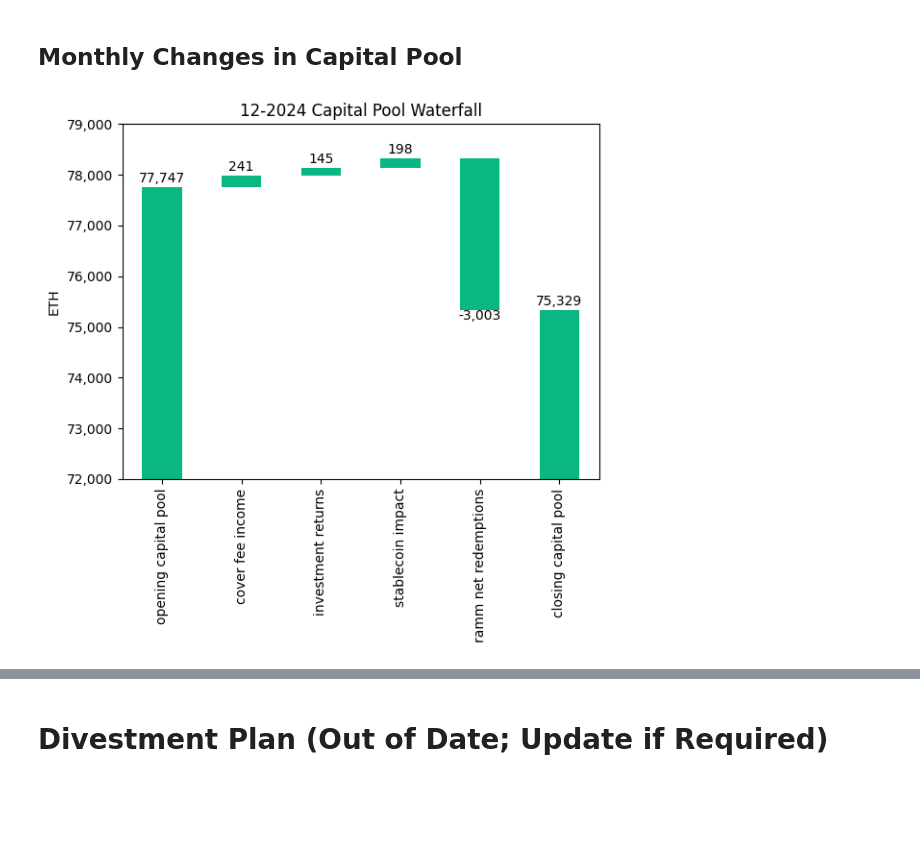
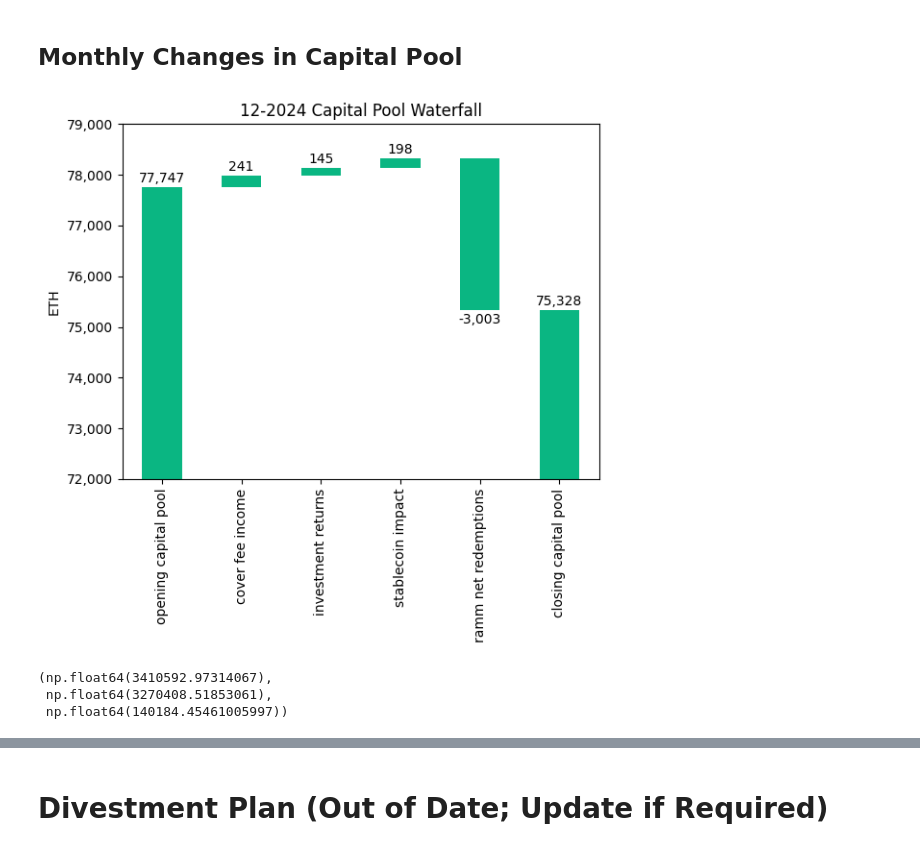
Before and after one commit to tomfutago/NMInvestmentMonitoring, a Jupyter notebook: InvestmentMonitoring-202412.ipynb, the cells around one changed output, grey strips where cells are left out. Saved outputs shown, nothing was run; the diff lists cells and outputs as text; code cells hidden in the pictures; blank space fills up the shorter version.

```diff
--- a/InvestmentMonitoring-202412.ipynb
+++ b/InvestmentMonitoring-202412.ipynb
@@ -335,10 +334,12 @@ df_ramm['block_date'] = pd.to_datetime(df_ramm['block_date']).dt.tz_localize(Non
 # convert columns to numeric (errors='coerce' will replace non-convertible values with NaN)
 df_ramm['cummulative_eth_in'] = pd.to_numeric(df_ramm['cummulative_eth_in'], errors='coerce')
 df_ramm['cummulative_eth_out'] = pd.to_numeric(df_ramm['cummulative_eth_out'], errors='coerce')
+df_ramm['cummulative_nxm_in'] = pd.to_numeric(df_ramm['cummulative_nxm_in'], errors='coerce')
+df_ramm['cummulative_nxm_out'] = pd.to_numeric(df_ramm['cummulative_nxm_out'], errors='coerce')
 
 # determine net ramm flows 30 days before and on the valuation date by subtracting redemptions from mints
 # ensure no NaN values in the relevant rows for the calculation
-if not df_ramm.loc[df_ramm['block_date'] == eom_before_valn_date][['cummulative_eth_in', 'cummulative_eth_out']].isna().any().any():
+if not df_ramm.loc[df_ramm['block_date'] == eom_before_valn_date][['cummulative_eth_in', 'cummulative_eth_out', 'cummulative_nxm_in', 'cummulative_nxm_out']].isna().any().any():
     ramm_flows_monthly_opening = (
         df_ramm.loc[df_ramm['block_date'] == eom_before_valn_date]['cummulative_eth_in'].values[0] -
         df_ramm.loc[df_ramm['block_date'] == eom_before_valn_date]['cummulative_eth_out'].values[0]
@@ -347,10 +348,19 @@ if not df_ramm.loc[df_ramm['block_date'] == eom_before_valn_date][['cummulative_
         df_ramm.loc[df_ramm['block_date'] == valn_date]['cummulative_eth_in'].values[0] -
         df_ramm.loc[df_ramm['block_date'] == valn_date]['cummulative_eth_out'].values[0]
     )
+    ramm_flows_monthly_nxm_opening = (
+        df_ramm.loc[df_ramm['block_date'] == eom_before_valn_date]['cummulative_nxm_in'].values[0] -
+        df_ramm.loc[df_ramm['block_date'] == eom_before_valn_date]['cummulative_nxm_out'].values[0]
+    )
+    ramm_flows_monthly_nxm_closing = (
+        df_ramm.loc[df_ramm['block_date'] == valn_date]['cummulative_nxm_in'].values[0] -
+        df_ramm.loc[df_ramm['block_date'] == valn_date]['cummulative_nxm_out'].values[0]
+    )
 else:
-    print("Missing or invalid data in 'cummulative_eth_in' or 'cummulative_eth_out'")
+    print("Missing or invalid data in 'cummulative_eth_in' or 'cummulative_eth_out' /  'cummulative_nxm_in' or 'cummulative_nxm_out'")
 
 # determine net flows from ramm in 30 days before valuation date
 ramm_flow_monthly_change = ramm_flows_monthly_closing - ramm_flows_monthly_opening
-ramm_flow_monthly_change
+ramm_flow_monthly_nxm_change = ramm_flows_monthly_nxm_closing - ramm_flows_monthly_nxm_opening
+ramm_flow_monthly_change, ramm_flow_monthly_nxm_change
 # %% [output]
@@ -705,41 +717,55 @@ df_waterfall = pd.DataFrame(data=data, index=index)
 
 # create a shifted dataframe by one space and fill the empty space with zero
 df_shift = df_waterfall.amount.cumsum().shift(1).fillna(0)
 
 # add the 'closing' line to both dataframes
 total = df_waterfall.sum().amount
 df_waterfall.loc['closing capital pool'] = total
 df_shift.loc['closing capital pool'] = 0
 
 # define the Nexus Mutual green color
 color = '#0AB682'
 
 # create waterfall plot
-waterfall_plot = df_waterfall.plot.bar(stacked=True, bottom=df_shift,
-                                   legend=None, color=color, title=f'{valn_date_str[-7:]} Capital Pool Waterfall')
+waterfall_plot = df_waterfall.plot.bar(
+    stacked=True, bottom=df_shift, legend=None, color=color,
+    title=f'{valn_date_str[-7:]} Capital Pool Waterfall'
+)
 waterfall_plot.set_ylim(bottom=bottom, top=top)
 waterfall_plot.set_ylabel('ETH')
 
 # change format of tick values
 tick_vals = waterfall_plot.get_yticks()
-waterfall_plot.set_yticklabels(['{:,.0f}'.format(x) for x in tick_vals])
+waterfall_plot.set_yticks(tick_vals)
+waterfall_plot.set_yticklabels([f'{x:,.0f}' for x in tick_vals])
 
 # label loop for individual items
-maximum = df_waterfall.max()
-neg_offset = maximum / 400
+maximum = df_waterfall['amount'].max()
+neg_offset = maximum / 300
 pos_offset = maximum / 800
 
 y_height = df_shift
 
-loop = 0
-for index, row in df_waterfall.iterrows():
-    y = y_height[loop] + row['amount']
+for loop, (index, row) in enumerate(df_waterfall.iterrows()):
+    y = y_height.iloc[loop] + row['amount']
     # determine negative or positive offset
     if row['amount'] > 0:
         y += pos_offset
     else:
         y -= neg_offset
-    waterfall_plot.annotate("{:,.0f}".format(row['amount']), (loop, y), ha="center")
-    loop+=1
+    waterfall_plot.annotate(f"{row['amount']:,.0f}", (loop, y), ha="center")
 # %% [output]
-[figure, old version]
+[figure, new version]
+# %%
+# NXM supply
+df_nxm_supply = nxm_supply_result
+# change day to a datetime, and remove timezone
+df_nxm_supply['block_date'] = pd.to_datetime(df_nxm_supply['block_date']).dt.tz_localize(None)
+nxm_supply_monthly_opening = df_nxm_supply.loc[df_nxm_supply['block_date'] == eom_before_valn_date]['total_nxm'].values[0]
+nxm_supply_monthly_closing = df_nxm_supply.loc[df_nxm_supply['block_date'] == valn_date]['total_nxm'].values[0]
+nxm_supply_monthly_change = abs(nxm_supply_monthly_closing - nxm_supply_monthly_opening)
+nxm_supply_monthly_opening, nxm_supply_monthly_closing, nxm_supply_monthly_change
+# %% [output]
+(np.float64(3410592.97314067),
+ np.float64(3270408.51853061),
+ np.float64(140184.45461005997))
```
Also changed, not shown: parts of 26 cells of this notebook.
